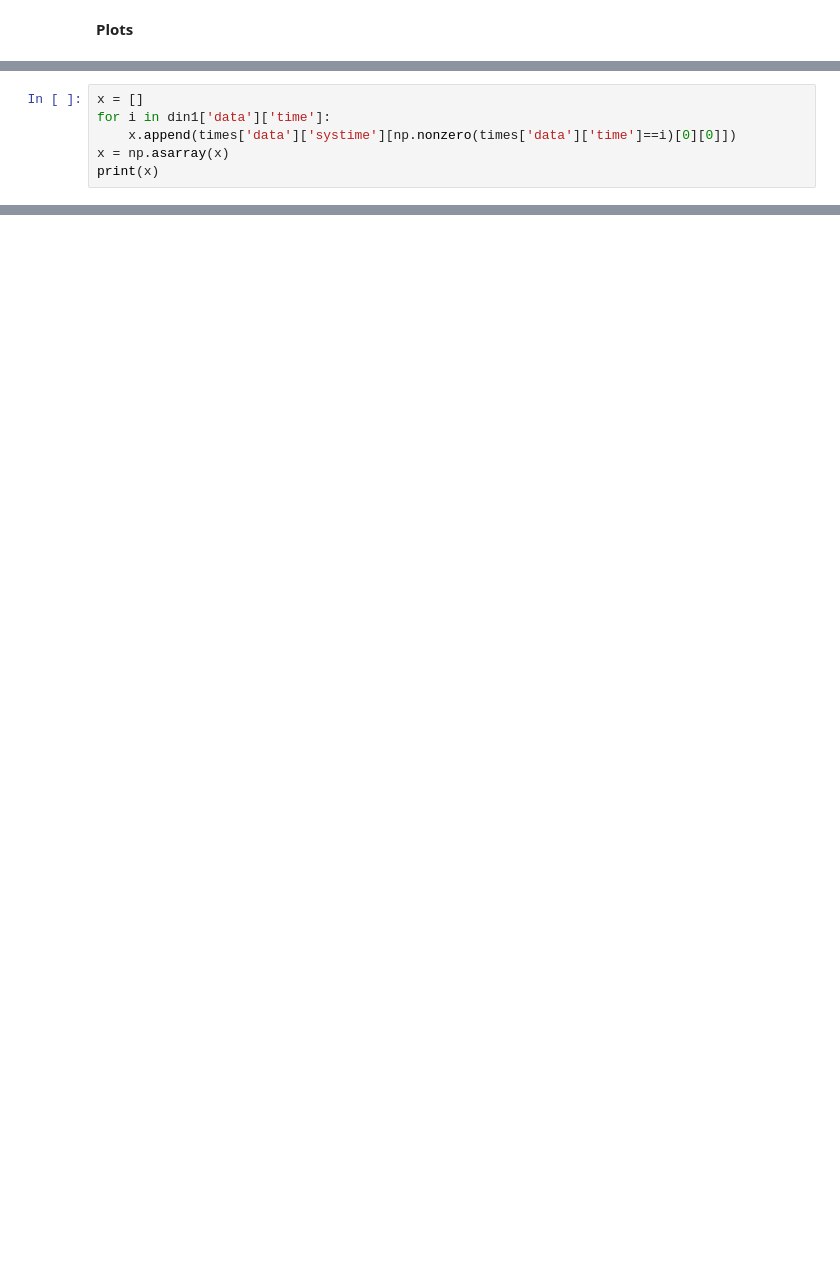
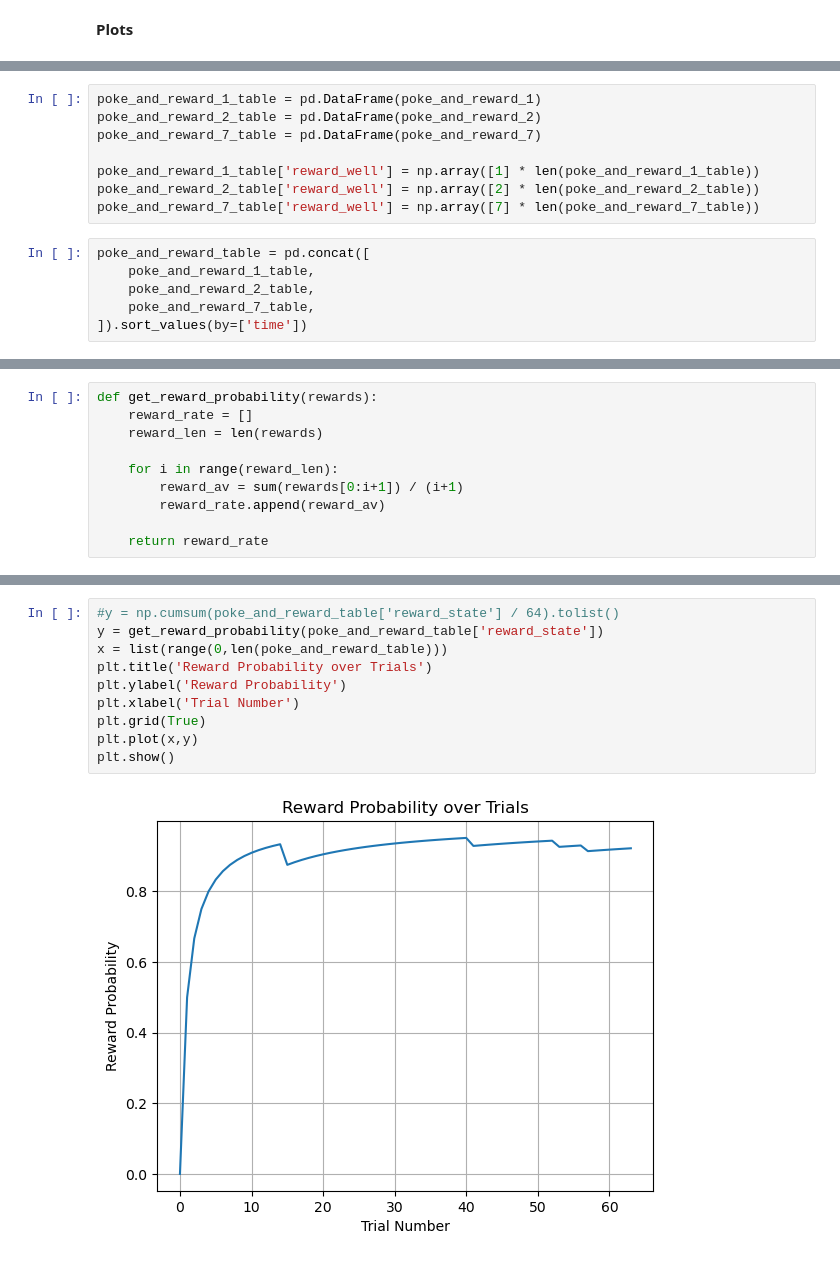
Before and after one commit to zoldello/phil-spyglass-analysis, a Jupyter notebook: w-track-performance.ipynb, the cells around one changed output, grey strips where cells are left out. Drawn from its saved outputs; the diff is of its cells as text; blank space fills up the shorter version.

Commit message:
probability plot

```diff
--- a/w-track-performance.ipynb
+++ b/w-track-performance.ipynb
@@ -387,6 +312,0 @@ din1['data']['state']
-# %%
-x = []
-for i in din1['data']['time']:
-    x.append(times['data']['systime'][np.nonzero(times['data']['time']==i)[0][0]])
-x = np.asarray(x)
-print(x)
@@ -595,0 +630,14 @@ plt.step(xs, ys)
+# %%
+poke_and_reward_1_table = pd.DataFrame(poke_and_reward_1)
+poke_and_reward_2_table = pd.DataFrame(poke_and_reward_2)
+poke_and_reward_7_table = pd.DataFrame(poke_and_reward_7)
+
+poke_and_reward_1_table['reward_well'] = np.array([1] * len(poke_and_reward_1_table))
+poke_and_reward_2_table['reward_well'] = np.array([2] * len(poke_and_reward_2_table))
+poke_and_reward_7_table['reward_well'] = np.array([7] * len(poke_and_reward_7_table))
+# %%
+poke_and_reward_table = pd.concat([
+    poke_and_reward_1_table,
+    poke_and_reward_2_table,
+    poke_and_reward_7_table,
+]).sort_values(by=['time'])
@@ -595,0 +660,10 @@ plt.step(xs, ys)
+# %%
+def get_reward_probability(rewards):
+    reward_rate = []
+    reward_len = len(rewards)
+
+    for i in range(reward_len):
+        reward_av = sum(rewards[0:i+1]) / (i+1)
+        reward_rate.append(reward_av)
+
+    return reward_rate
@@ -595,0 +673,12 @@ plt.step(xs, ys)
+# %%
+#y = np.cumsum(poke_and_reward_table['reward_state'] / 64).tolist()
+y = get_reward_probability(poke_and_reward_table['reward_state'])
+x = list(range(0,len(poke_and_reward_table)))
+plt.title('Reward Probability over Trials')
+plt.ylabel('Reward Probability')
+plt.xlabel('Trial Number')
+plt.grid(True)
+plt.plot(x,y)
+plt.show()
+# %% [output]
+[figure, added]
```
Also changed, not shown: parts of 84 cells of this notebook.
